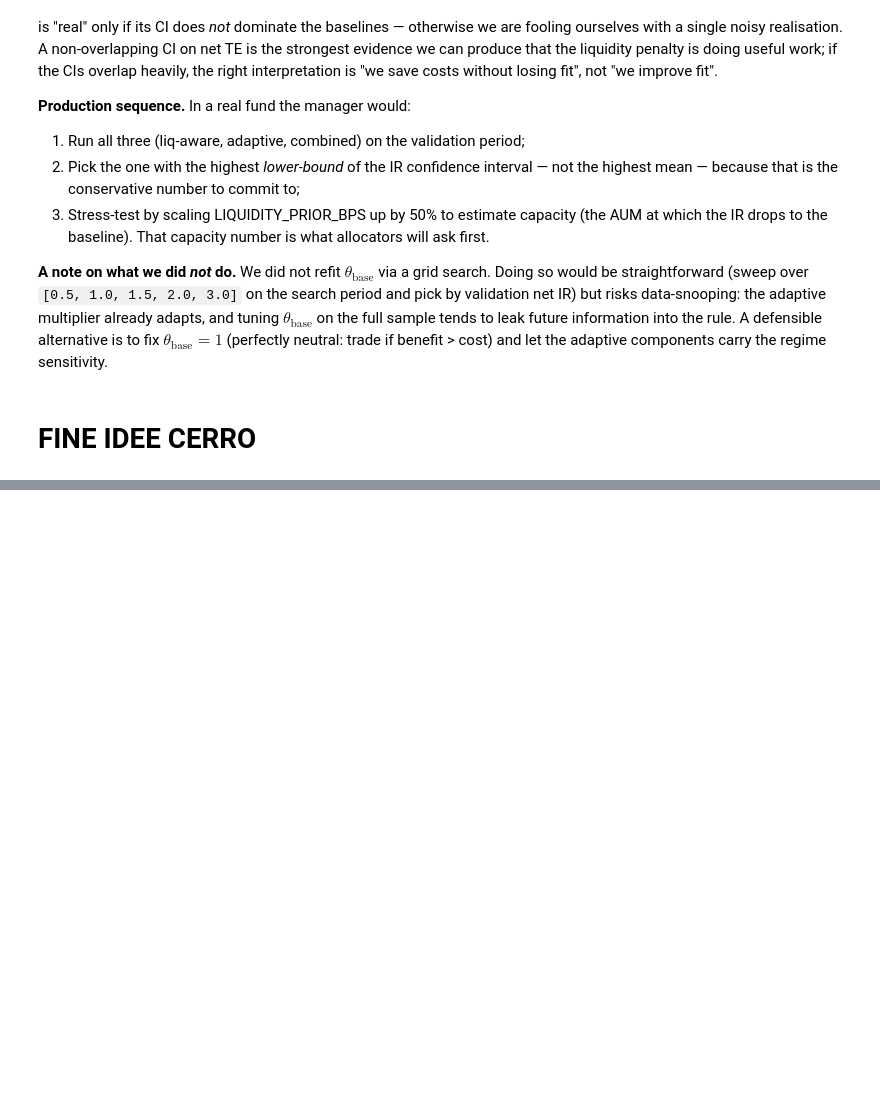
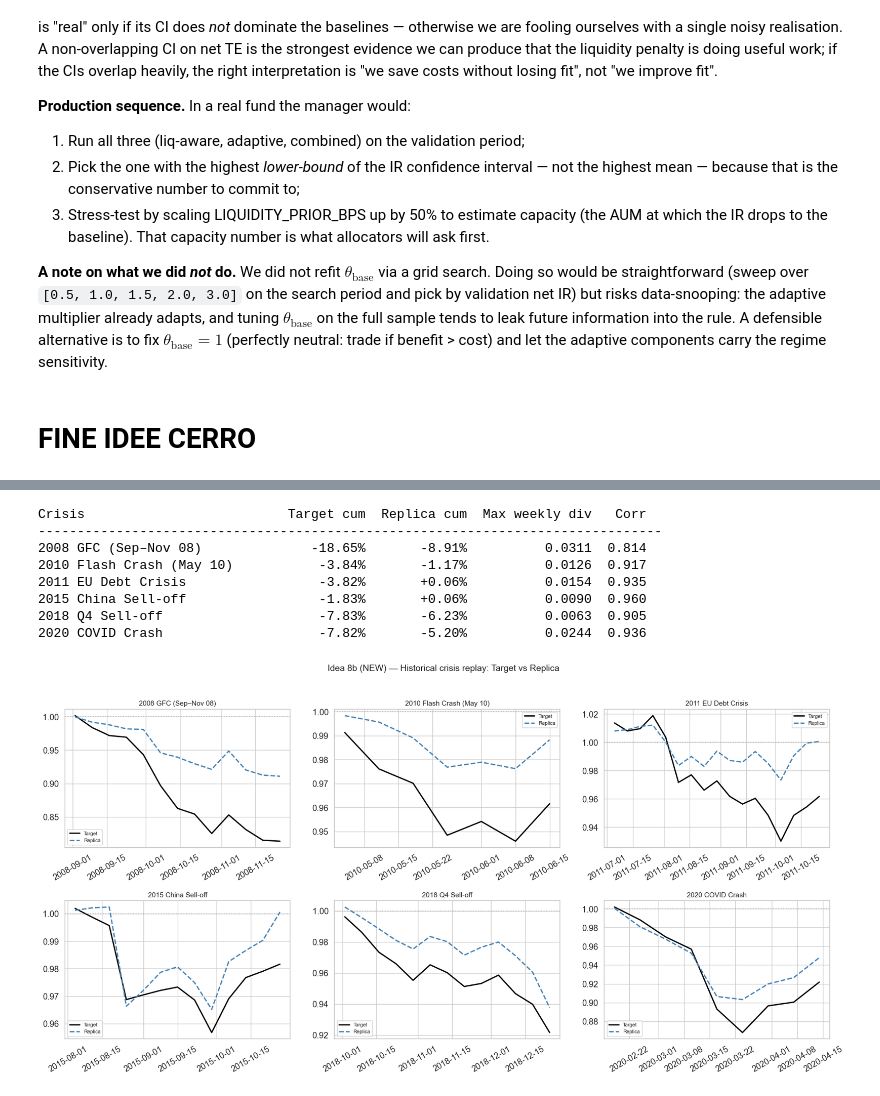
Before and after one commit to SimoneCerrone/FINTECH, a Jupyter notebook: assignment_3/Portfolio_ReplicaPoliMI_v3.ipynb, the cells around one changed output, grey strips where cells are left out. Drawn from its saved outputs; the diff is of its cells as text; code cells hidden in the pictures; blank space fills up the shorter version.

```diff
--- a/assignment_3/Portfolio_ReplicaPoliMI_v3.ipynb
+++ b/assignment_3/Portfolio_ReplicaPoliMI_v3.ipynb
@@ -2891,0 +3592,68 @@ the adaptive components carry the regime sensitivity.
+# %%
+# ─── Idea 8b (NEW): Historical scenario replay ──────────────────────────────
+
+crisis_windows = {
+    '2008 GFC (Sep–Nov 08)':      ('2008-09-01', '2008-11-30'),
+    '2010 Flash Crash (May 10)':  ('2010-05-03', '2010-06-15'),
+    '2011 EU Debt Crisis':        ('2011-07-01', '2011-10-31'),
+    '2015 China Sell-off':        ('2015-08-01', '2015-10-31'),
+    '2018 Q4 Sell-off':           ('2018-10-01', '2018-12-31'),
+    '2020 COVID Crash':           ('2020-02-15', '2020-04-15'),
+}
+
+w_latest = elnet_monthly['weights'].iloc[-1].values
+a_latest = 0.0  # intercept is negligible after scaling
+
+print(f"{'Crisis':<30} {'Target cum':>11} {'Replica cum':>12} {'Max weekly div':>15} {'Corr':>6}")
+print("-" * 80)
+
+crisis_results = {}
+for name, (start, end) in crisis_windows.items():
+    mask = (futures_ret.index >= start) & (futures_ret.index <= end)
+    if mask.sum() < 3:
+        print(f"{name:<30}  — not enough data in window —")
+        continue
+
+    X_crisis = futures_ret.loc[mask]
+    y_crisis = target.loc[mask]
+    r_rep = X_crisis.values @ w_latest + a_latest
+
+    cum_target  = (1 + y_crisis).cumprod().iloc[-1] - 1
+    cum_replica = (1 + pd.Series(r_rep, index=y_crisis.index)).cumprod().iloc[-1] - 1
+    max_div     = np.max(np.abs(y_crisis.values - r_rep))
+    corr_       = np.corrcoef(y_crisis.values, r_rep)[0, 1]
+
+    crisis_results[name] = {
+        'target_cum': cum_target, 'replica_cum': cum_replica,
+        'max_div': max_div, 'corr': corr_,
+        'target_ts': y_crisis, 'replica_ts': pd.Series(r_rep, index=y_crisis.index)
+    }
+    print(f"{name:<30} {cum_target:>+11.2%} {cum_replica:>+12.2%} "
+          f"{max_div:>15.4f} {corr_:>6.3f}")
+
+# Plot cumulative returns during crises
+n_plots = min(len(crisis_results), 6)
+fig, axes = plt.subplots(2, 3, figsize=(18, 9))
+axes = axes.flatten()
+for ax, (name, d) in zip(axes, crisis_results.items()):
+    cum_t = (1 + d['target_ts']).cumprod()
+    cum_r = (1 + d['replica_ts']).cumprod()
+    ax.plot(cum_t.index, cum_t, lw=2, color='black', label='Target')
+    ax.plot(cum_r.index, cum_r, lw=2, color='steelblue', ls='--', label='Replica')
+    ax.axhline(1, color='gray', ls=':', alpha=0.4)
+    ax.set_title(name, fontsize=11);  ax.legend(fontsize=8)
+    ax.tick_params(axis='x', rotation=30)
+for j in range(n_plots, len(axes)):
+    axes[j].set_visible(False)
+plt.suptitle('Idea 8b (NEW) — Historical crisis replay: Target vs Replica', fontsize=14, y=1.02)
+plt.tight_layout();  plt.show()
+# %% [output]
+Crisis                          Target cum  Replica cum  Max weekly div   Corr
+--------------------------------------------------------------------------------
+2008 GFC (Sep–Nov 08)              -18.65%       -8.91%          0.0311  0.814
+2010 Flash Crash (May 10)           -3.84%       -1.17%          0.0126  0.917
+2011 EU Debt Crisis                 -3.82%       +0.06%          0.0154  0.935
+2015 China Sell-off                 -1.83%       +0.06%          0.0090  0.960
+2018 Q4 Sell-off                    -7.83%       -6.23%          0.0063  0.905
+2020 COVID Crash                    -7.82%       -5.20%          0.0244  0.936
+[figure, added]
```
Also changed, not shown: parts of 22 cells of this notebook.
